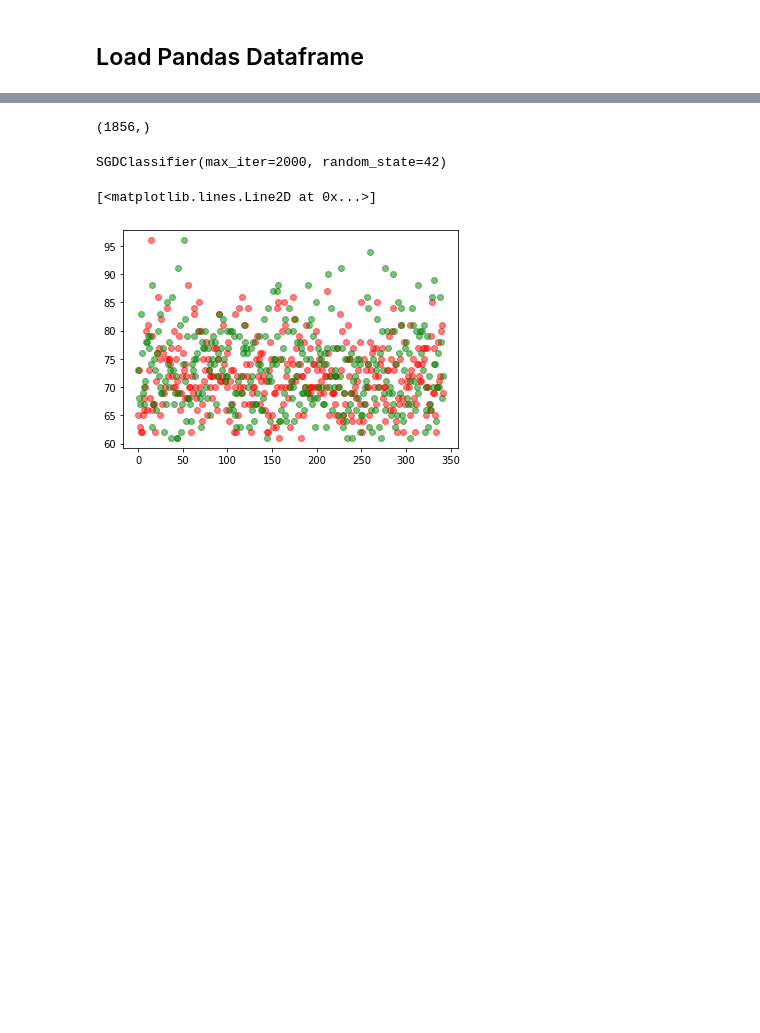
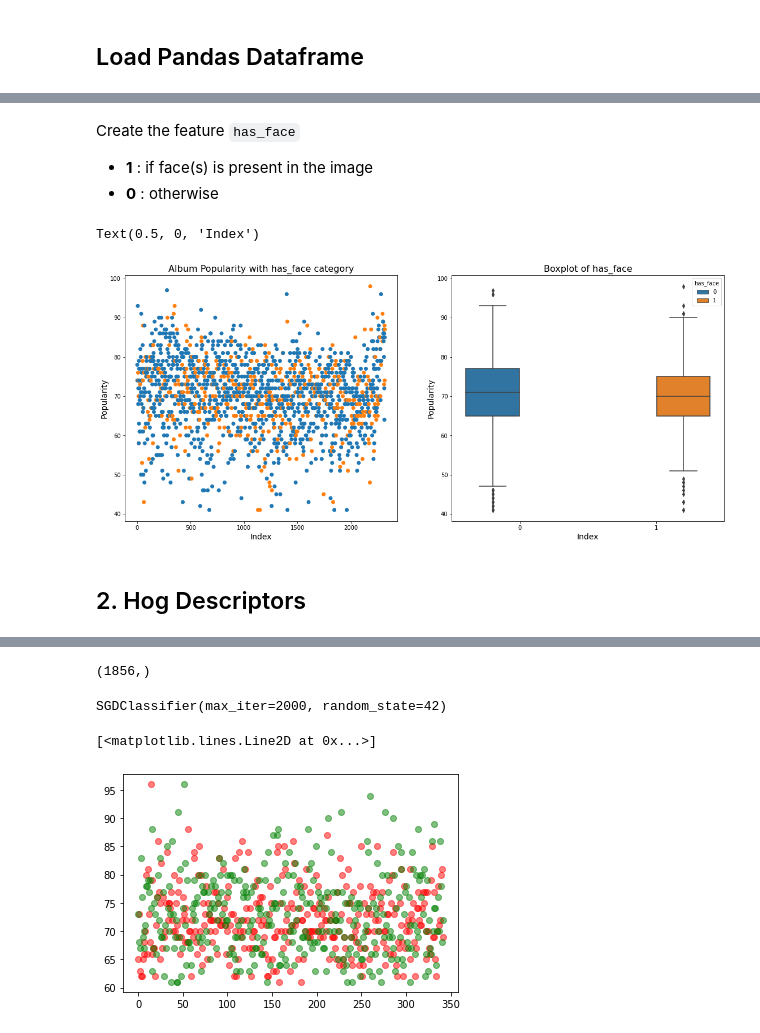
Before and after one commit to bojito/ml-album-popularity, a Jupyter notebook: 4 - Extract Features.ipynb, the cells around one changed output, grey strips where cells are left out. Drawn from its saved outputs; the diff is of its cells as text; code cells hidden in the pictures; blank space fills up the shorter version.

Commit message:
Modifies 4 Extract Featurs

```diff
--- a/4 - Extract Features.ipynb
+++ b/4 - Extract Features.ipynb
@@ -74,0 +82,5 @@ image.shape
+# %% [markdown]
+Create the feature `has_face`
+
+- **1** : if face(s) is present in the image
+- **0** : otherwise
@@ -75,3 +109,30 @@ image.shape
+# %%
+fig, (ax1, ax2) = plt.subplots(1,2,figsize=(19,8))
+
+x = albums_df.album_popularity
+y = x.index
+colors = {1:'#ff7f0e', 0:'#1f77b4'}
+
+ax1.scatter(y, x, c = albums_df.has_face.map(colors))
+
+
+ax1.set_ylabel("Popularity", size = 14)
+ax1.set_xlabel("Index", size = 14)
+ax1.set_title("Album Popularity with has_face category", size = 16)
+
+ax2 = sns.boxplot(x='has_face', y='album_popularity',
+                 data=albums_df,
+                 palette=colors,
+                 hue='has_face')
+
+ax2.set_title("Boxplot of has_face", size = 16)
+ax2.set_ylabel("Popularity", size = 14)
+ax2.set_xlabel("Index", size = 14)
+# %% [output]
+Text(0.5, 0, 'Index')
+[figure, added]
+# %% [markdown]
+## 2. Hog Descriptors
 # %%
 hog = cv2.HOGDescriptor()
 h = hog.compute(image)
```
Also changed, not shown: parts of 14 cells of this notebook.
